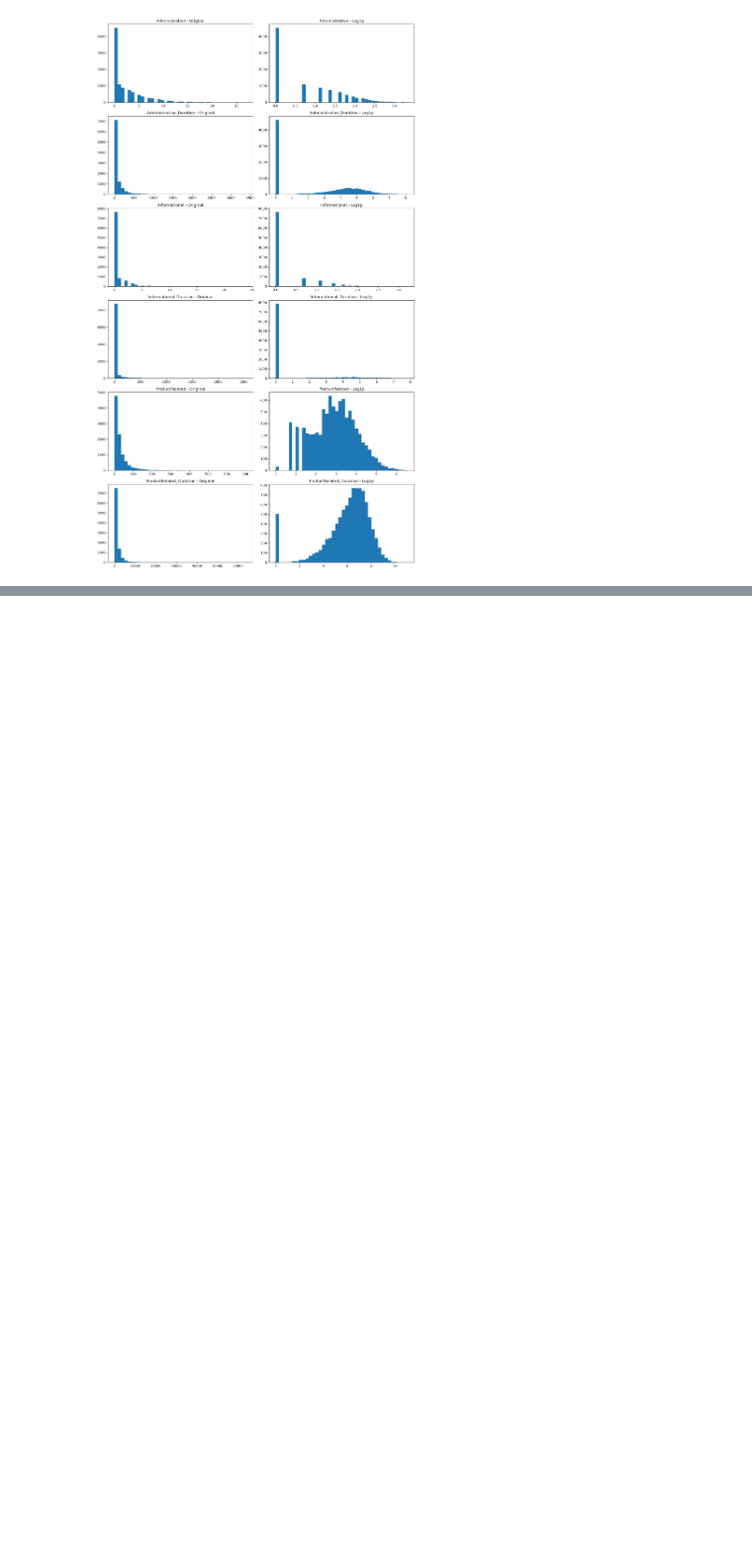
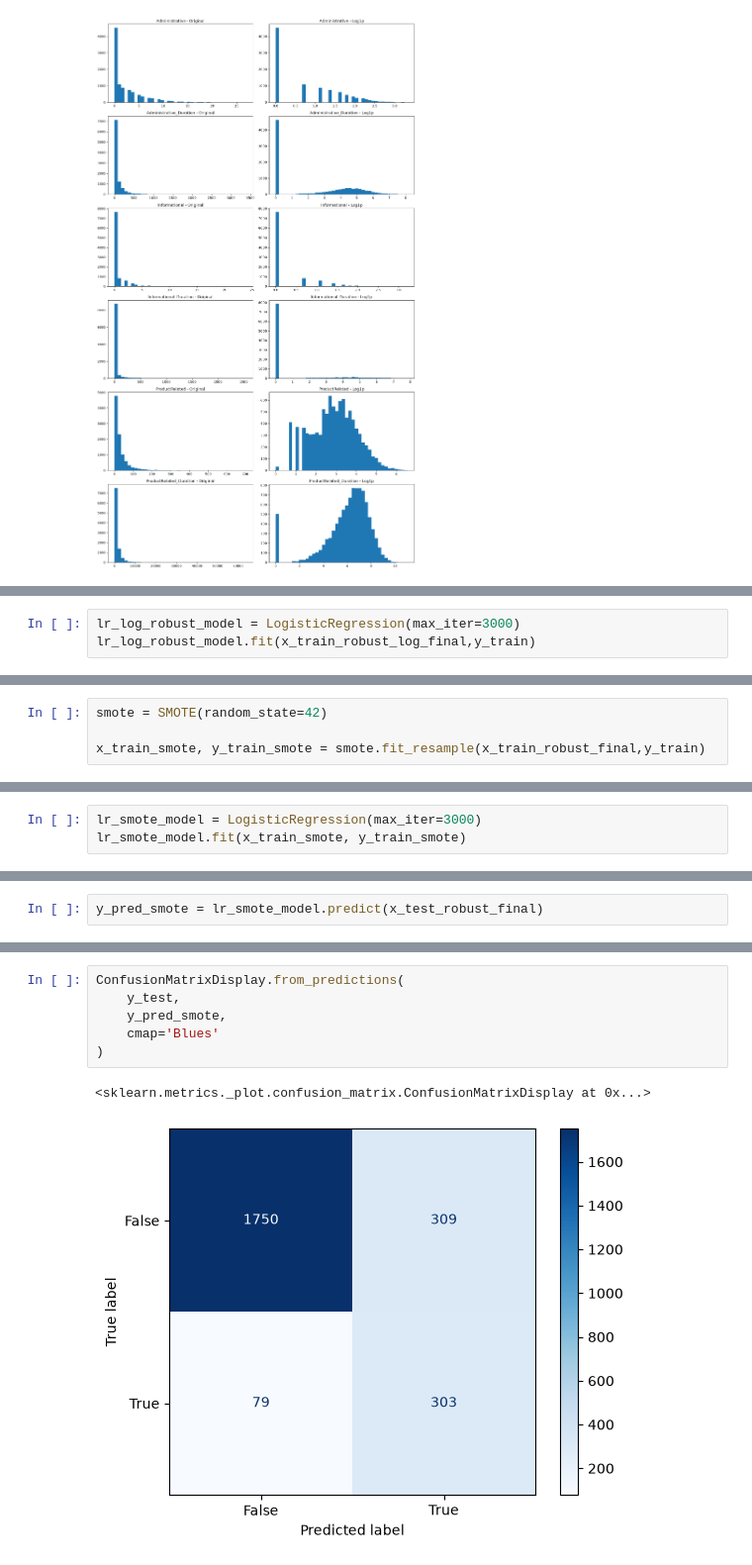
Before and after one commit to dhyankrshna-r4ce/online_shopping_purchase_prediction, a Jupyter notebook: online_shopping_purchase_intention.ipynb, the cells around one changed output, grey strips where cells are left out. Shown at 99% size. Saved outputs shown, nothing was run; the diff lists cells and outputs as text; blank space fills up the shorter version.

```diff
--- a/online_shopping_purchase_intention.ipynb
+++ b/online_shopping_purchase_intention.ipynb
@@ -456,0 +607,3 @@ plt.show()
+# %%
+lr_log_robust_model = LogisticRegression(max_iter=3000)
+lr_log_robust_model.fit(x_train_robust_log_final,y_train)
@@ -456,0 +654,4 @@ plt.show()
+# %%
+smote = SMOTE(random_state=42)
+
+x_train_smote, y_train_smote = smote.fit_resample(x_train_robust_final,y_train)
@@ -456,0 +665,3 @@ plt.show()
+# %%
+lr_smote_model = LogisticRegression(max_iter=3000)
+lr_smote_model.fit(x_train_smote, y_train_smote)
@@ -456,0 +670,2 @@ plt.show()
+# %%
+y_pred_smote = lr_smote_model.predict(x_test_robust_final)
@@ -456,0 +692,9 @@ plt.show()
+# %%
+ConfusionMatrixDisplay.from_predictions(
+    y_test,
+    y_pred_smote,
+    cmap='Blues'
+)
+# %% [output]
+<sklearn.metrics._plot.confusion_matrix.ConfusionMatrixDisplay at 0x...>
+[figure, added]
```
Also changed, not shown: parts of 51 cells of this notebook.
